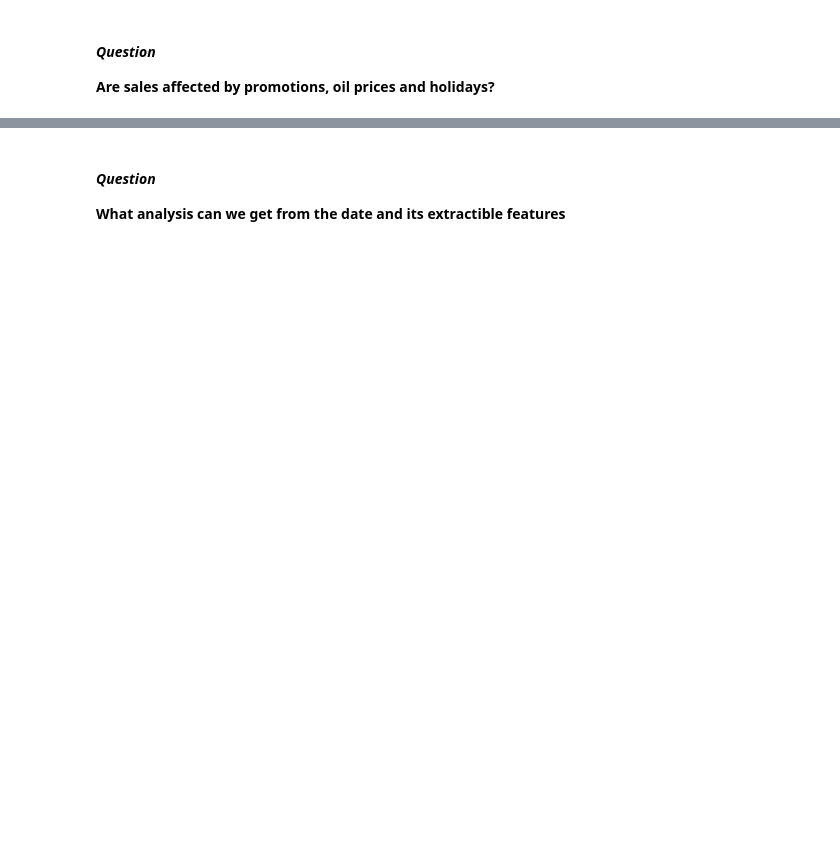
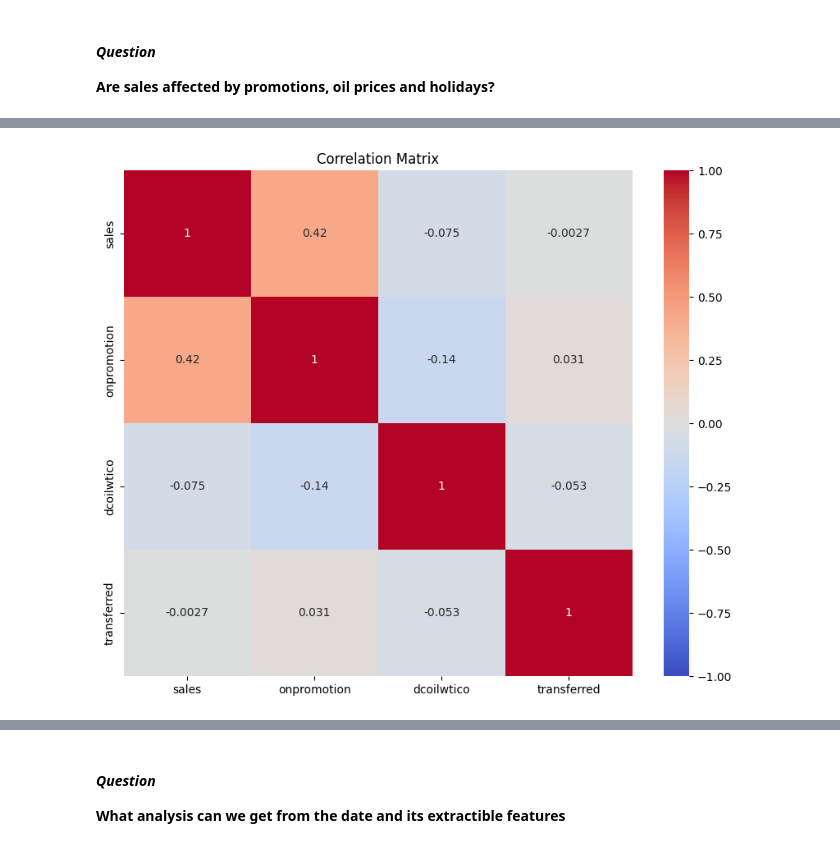
Before and after one commit to wamathaiwandeto/Time-Series-Regression-Analysis, a Jupyter notebook: notebooks/notebook.ipynb, the cells around one changed output, grey strips where cells are left out. Saved outputs shown, nothing was run; the diff lists cells and outputs as text; code cells hidden in the pictures; blank space fills up the shorter version.

```diff
--- a/notebooks/notebook.ipynb
+++ b/notebooks/notebook.ipynb
@@ -809,3 +768,5 @@ for group in groups:
 # %% [markdown]
 #### ***Question***
 **Are sales affected by promotions, oil prices and holidays?**
+# %%
+train_oil = pd.merge(df_train, df_oil, on='date', how='inner')
@@ -811,0 +807,3 @@ for group in groups:
+# %%
+merged_df1 = pd.merge(train_oil, df_holidays, on = "date", how= "inner")
+merged_df1.info()
@@ -811,0 +831,10 @@ for group in groups:
+# %%
+# Calculate correlations
+correlation_matrix = merged_df1[['sales', 'onpromotion', 'dcoilwtico', 'transferred']].corr()
+# Plot correlation matrix as a heatmap
+plt.figure(figsize=(10, 8))
+sns.heatmap(correlation_matrix, annot=True, cmap='coolwarm', vmin=-1, vmax=1)
+plt.title('Correlation Matrix')
+plt.show()
+# %% [output]
+[figure, added]
```
Also changed, not shown: parts of 17 cells of this notebook.
